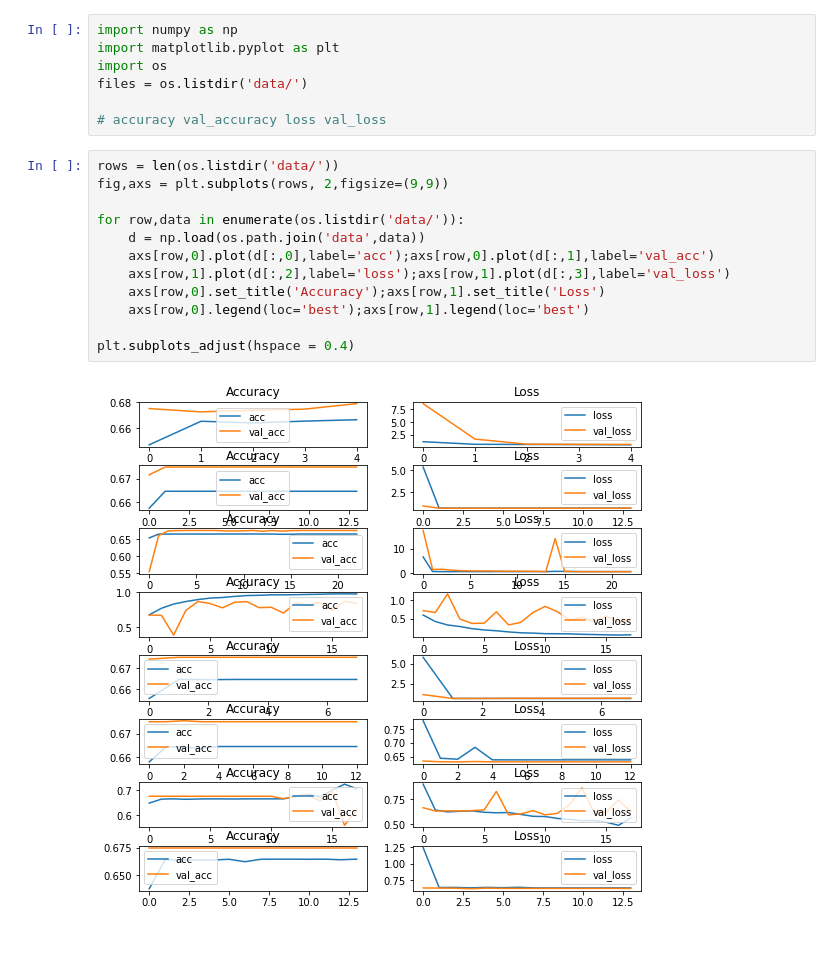
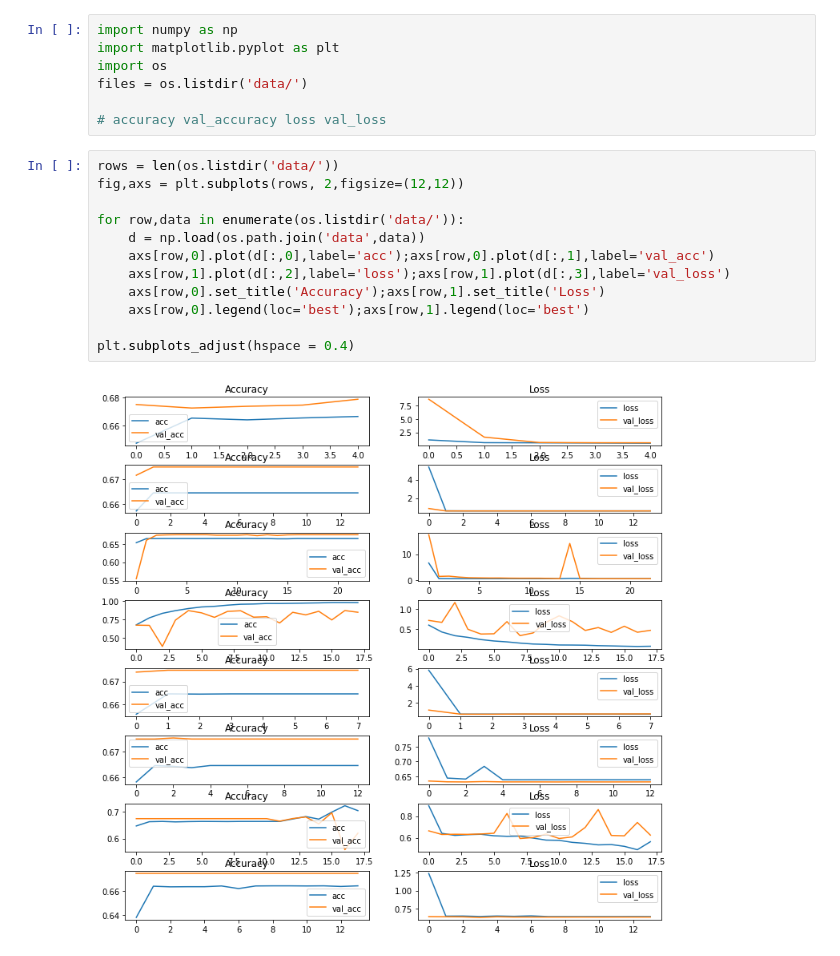
Before and after one commit to nod32ba1/CS4487, a Jupyter notebook: data_viz.ipynb, the cells around one changed output. Cells and saved outputs as stored; diff of their text form.

```diff
--- a/data_viz.ipynb
+++ b/data_viz.ipynb
@@ -7,15 +7,15 @@ files = os.listdir('data/')
 # accuracy val_accuracy loss val_loss
 # %%
 rows = len(os.listdir('data/'))
-fig,axs = plt.subplots(rows, 2,figsize=(9,9))
+fig,axs = plt.subplots(rows, 2,figsize=(12,12))
 
 for row,data in enumerate(os.listdir('data/')):
     d = np.load(os.path.join('data',data))
     axs[row,0].plot(d[:,0],label='acc');axs[row,0].plot(d[:,1],label='val_acc')
     axs[row,1].plot(d[:,2],label='loss');axs[row,1].plot(d[:,3],label='val_loss')
     axs[row,0].set_title('Accuracy');axs[row,1].set_title('Loss')
     axs[row,0].legend(loc='best');axs[row,1].legend(loc='best')
 
 plt.subplots_adjust(hspace = 0.4)
 # %% [output]
-[figure, old version]
+[figure, new version]
```
